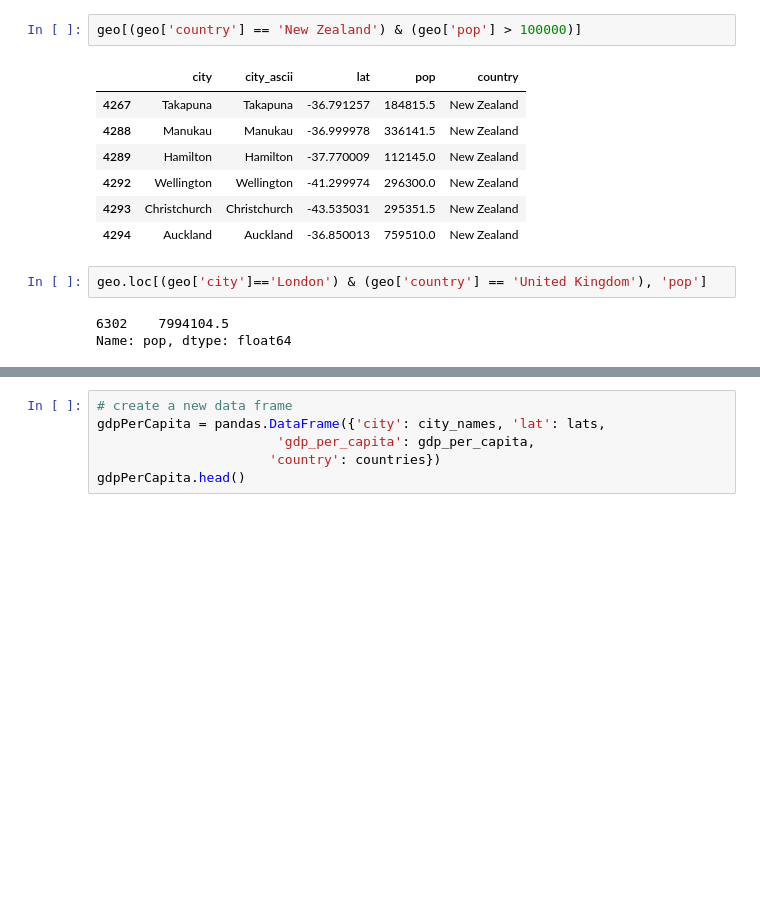
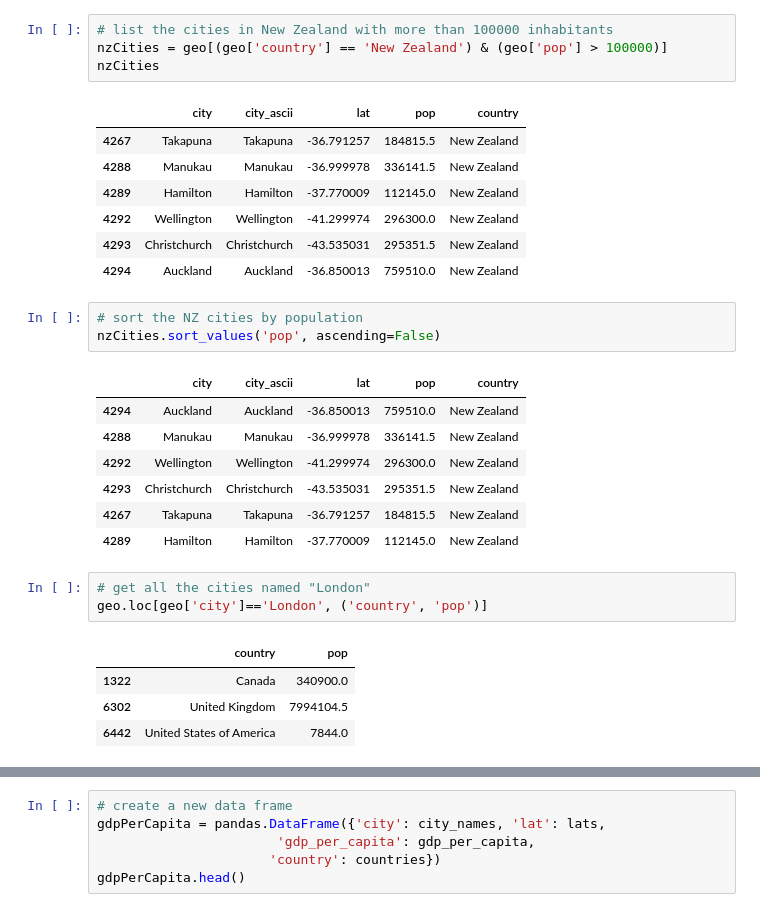
Before and after one commit to pletzer/jupyterMoons, a Jupyter notebook: SWC-NIWA-15Nov2016.ipynb, the cells around one changed output, grey strips where cells are left out. Saved outputs shown, nothing was run; the diff lists cells and outputs as text; blank space fills up the shorter version.

```diff
--- a/SWC-NIWA-15Nov2016.ipynb
+++ b/SWC-NIWA-15Nov2016.ipynb
@@ -139,7 +148,9 @@ geo.head()
 | 3 | Zaranj | Zaranj | 31.112001 | 49851.0 | Afghanistan |
 | 4 | Tarin Kowt | Tarin Kowt | 32.633298 | 10000.0 | Afghanistan |
 # %%
-geo[(geo['country'] == 'New Zealand') & (geo['pop'] > 100000)]
+# list the cities in New Zealand with more than 100000 inhabitants
+nzCities = geo[(geo['country'] == 'New Zealand') & (geo['pop'] > 100000)]
+nzCities
 # %% [output]
 |  | city | city_ascii | lat | pop | country |
 | 4267 | Takapuna | Takapuna | -36.791257 | 184815.5 | New Zealand |
@@ -148,9 +159,23 @@ geo[(geo['country'] == 'New Zealand') & (geo['pop'] > 100000)]
 | 4292 | Wellington | Wellington | -41.299974 | 296300.0 | New Zealand |
 | 4293 | Christchurch | Christchurch | -43.535031 | 295351.5 | New Zealand |
 | 4294 | Auckland | Auckland | -36.850013 | 759510.0 | New Zealand |
+# %%
+# sort the NZ cities by population
+nzCities.sort_values('pop', ascending=False)
+# %% [output]
+|  | city | city_ascii | lat | pop | country |
+| 4294 | Auckland | Auckland | -36.850013 | 759510.0 | New Zealand |
+| 4288 | Manukau | Manukau | -36.999978 | 336141.5 | New Zealand |
+| 4292 | Wellington | Wellington | -41.299974 | 296300.0 | New Zealand |
+| 4293 | Christchurch | Christchurch | -43.535031 | 295351.5 | New Zealand |
+| 4267 | Takapuna | Takapuna | -36.791257 | 184815.5 | New Zealand |
+| 4289 | Hamilton | Hamilton | -37.770009 | 112145.0 | New Zealand |
 # %%
-geo.loc[(geo['city']=='London') & (geo['country'] == 'United Kingdom'), 'pop']
+# get all the cities named "London"
+geo.loc[geo['city']=='London', ('country', 'pop')]
 # %% [output]
-6302    7994104.5
-Name: pop, dtype: float64
+|  | country | pop |
+| 1322 | Canada | 340900.0 |
+| 6302 | United Kingdom | 7994104.5 |
+| 6442 | United States of America | 7844.0 |
 # %%
```
Also changed, not shown: parts of 10 cells of this notebook.
